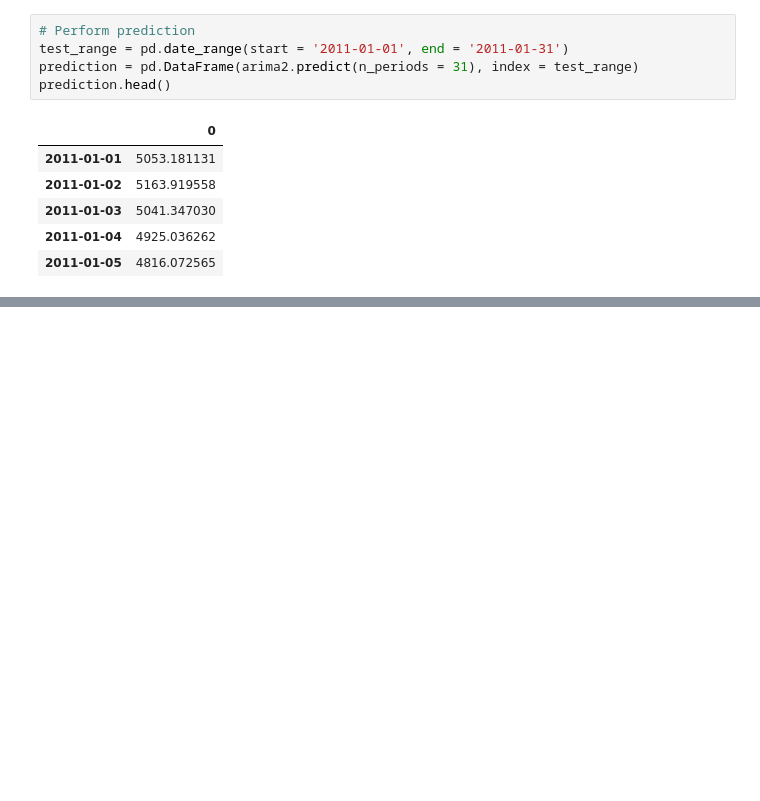
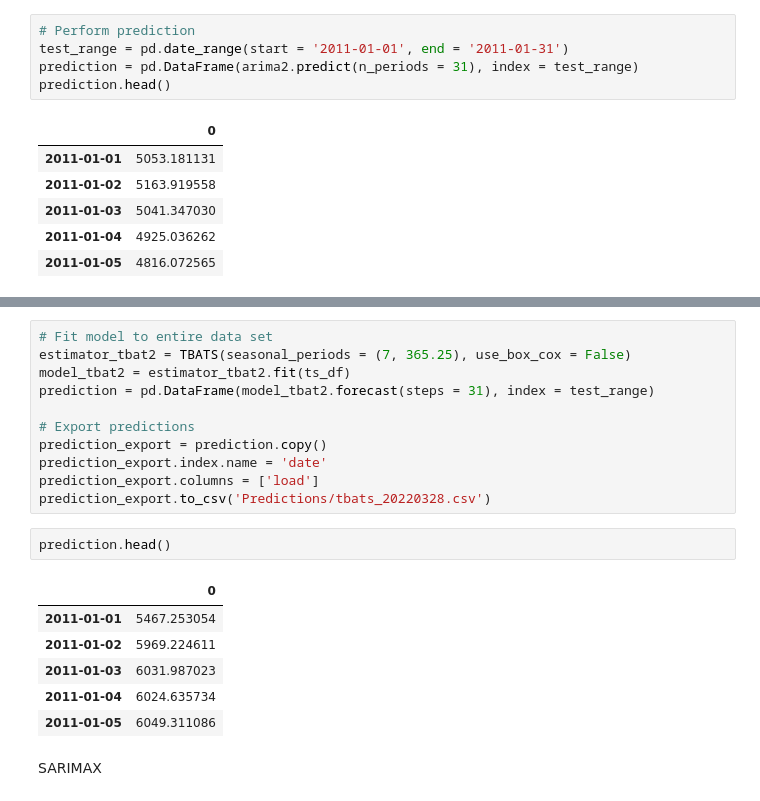
Before and after one commit to robkravec/ENV790_TimeSeriesAnalysis_Sp2022, a Jupyter notebook: Competition/Competition.ipynb, the cells around one changed output, grey strips where cells are left out. Drawn from its saved outputs; the diff is of its cells as text; blank space fills up the shorter version.

```diff
--- a/Competition/Competition.ipynb
+++ b/Competition/Competition.ipynb
@@ -208,0 +227,22 @@ prediction_export.to_csv('Predictions/sarima_20220322.csv')
+# %%
+# Fit model to entire data set
+estimator_tbat2 = TBATS(seasonal_periods = (7, 365.25), use_box_cox = False)
+model_tbat2 = estimator_tbat2.fit(ts_df)
+prediction = pd.DataFrame(model_tbat2.forecast(steps = 31), index = test_range)
+
+# Export predictions
+prediction_export = prediction.copy()
+prediction_export.index.name = 'date'
+prediction_export.columns = ['load']
+prediction_export.to_csv('Predictions/tbats_20220328.csv')
+# %%
+prediction.head()
+# %% [output]
+|  | 0 |
+| 2011-01-01 | 5467.253054 |
+| 2011-01-02 | 5969.224611 |
+| 2011-01-03 | 6031.987023 |
+| 2011-01-04 | 6024.635734 |
+| 2011-01-05 | 6049.311086 |
+# %% [markdown]
+SARIMAX
```
Also changed, not shown: parts of 10 cells of this notebook, 2 other files.
